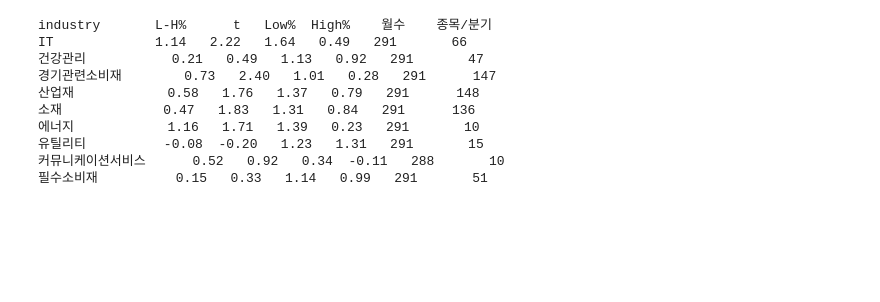
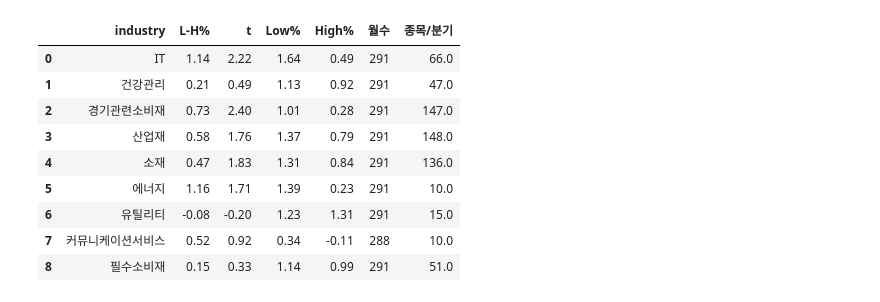
Before and after one commit to Seanjeon0220/project, a Jupyter notebook: quant/iM/fVoL/kospi/kospimain.ipynb, the cells around one changed output. Drawn from its saved outputs; the diff is of its cells as text; code cells hidden in the pictures; blank space fills up the shorter version.

```diff
--- a/quant/iM/fVoL/kospi/kospimain.ipynb
+++ b/quant/iM/fVoL/kospi/kospimain.ipynb
@@ -1093,32 +1203,31 @@ qsum = f.groupby('form_qtr')['mktcap'].transform('sum')
 f['share'] = f['mktcap'] / qsum
 share = f.groupby(['form_qtr', 'decile'])['share'].sum().reset_index()
 avg_share = share.groupby('decile')['share'].mean() * 100
-print(avg_share.round(1).to_string())
-print(f'(논문 미국: d1 16.3% → d10 5.2%)')
+display(avg_share.round(1).rename_axis('decile').reset_index(name='시총점유%'))
+print('(논문 미국: d1 16.3% → d10 5.2%)')
 
-print('\n=== 2. decile별 시총 분포 (중앙값, 조원) ===')
+print('=== 2. decile별 시총 분포 (중앙값, 조원) ===')
 med = f.groupby('decile')['mktcap'].median() / 1e12
-print(med.round(3).to_string())
+display(med.round(3).rename_axis('decile').reset_index(name='시총중앙값_조원'))
 
-print('\n=== 3. decile별 최대 종목 집중도 ===')
+print('=== 3. decile별 최대 종목 집중도 ===')
 top1 = (f.sort_values('mktcap', ascending=False)
         .groupby(['form_qtr', 'decile']).head(1)
         .groupby(['form_qtr', 'decile'])['mktcap'].sum())
 dsum = f.groupby(['form_qtr', 'decile'])['mktcap'].sum()
 conc = (top1 / dsum).reset_index(name='c').groupby('decile')['c'].mean() * 100
 print('decile 내 1위 종목의 시총 비중 평균(%):')
-print(conc.round(1).to_string())
+display(conc.round(1).rename_axis('decile').reset_index(name='1위종목_시총비중%'))
 
-print('\n=== 4. d1·d10의 대표 얼굴 (최근 형성 분기) ===')
+print('=== 4. d1·d10의 대표 얼굴 (최근 형성 분기) ===')
 last_q = f['form_qtr'].max()
 recent = f[f['form_qtr'] == last_q]
 for dc in [1, 10]:
     top = recent[recent['decile'] == dc].nlargest(5, 'mktcap')
-    print(f'\ndecile {dc} 시총 상위 5 ({last_q}):')
-    print((top[['code', 'mktcap']].assign(조원=lambda x: (x['mktcap']/1e12).round(2))
-           [['code', '조원']]).to_string(index=False))
+    print(f'decile {dc} 시총 상위 5 ({last_q}):')
+    display(top[['code', 'mktcap']].assign(조원=lambda x: (x['mktcap']/1e12).round(2))[['code', '조원']])
 
-print('\n=== 5. 시총 5분위 × FVOL: 대형주에서 신호가 있는가 ===')
+print('=== 5. 시총 5분위 × FVOL: 대형주에서 신호가 있는가 ===')
 f['size_q'] = f.groupby('form_qtr')['mktcap'].transform(
     lambda x: pd.qcut(x, 5, labels=False, duplicates='drop')) + 1
 f['fq'] = f.groupby(['form_qtr', 'size_q'])['FVOL'].transform(
@@ -1139,13 +1248,14 @@ m = m.drop_duplicates(['code', 'form_ym', 'ym'])
 cell = m.groupby(['size_q', 'ym', 'fq'])['ret'].mean().reset_index(name='r')
 
 print('사이즈 분위(1=소형, 5=대형)별 FVOL Low-High (EW, %/월):')
-print(f'{"size_q":>7}{"L-H%":>7}{"t":>7}{"월수":>6}')
+r_sz = []
 for sq in range(1, 6):
     w = cell[cell['size_q'] == sq].pivot(index='ym', columns='fq', values='r')
     if 1 not in w or 5 not in w:
         continue
     lh = (w[1] - w[5]).dropna()
     t = lh.mean() / (lh.std(ddof=1) / np.sqrt(len(lh)))
-    print(f'{sq:>7}{lh.mean()*100:7.2f}{t:7.2f}{len(lh):6d}')
+    r_sz.append({'size_q': sq, 'L-H%': lh.mean()*100, 't': t, '월수': len(lh)})
+display(pd.DataFrame(r_sz).round(2))
 # %% [output]
 === 1. decile별 시총 점유율 (분기별 점유율의 평균, %) — 논문 Figure 2 대응 ===
@@ -1699,42 +1559,45 @@ form_px['form_qtr'] = form_px['ym'].dt.asfreq('Q')
 f = sig.merge(form_px[['code', 'form_qtr', 'price']], on=['code', 'form_qtr'], how='inner')
 f = f[f['price'] >= 1000].copy()
 f['q5'] = f.groupby(['form_qtr', 'industry'])['FVOL'].transform(
     lambda x: pd.qcut(x, 5, labels=False, duplicates='drop')) + 1
 f = f.dropna(subset=['q5'])
 f['form_ym'] = f['form_qtr'].dt.asfreq('M', how='end')
 
 ret_m = px[['code', 'ym', 'ret']].dropna()
 holds = []
 for k in [1, 2, 3]:
     h = f[['code', 'form_ym', 'industry', 'q5']].copy()
     h['hold_ym'] = h['form_ym'] + k
     holds.append(h)
 hold = pd.concat(holds, ignore_index=True)
 
 m = ret_m.merge(hold, left_on=['code', 'ym'], right_on=['code', 'hold_ym'], how='inner')
 m = m.drop_duplicates(['code', 'form_ym', 'ym'])
 cell = m.groupby(['industry', 'ym', 'q5'])['ret'].mean().reset_index(name='r')
 
 nq = f.groupby(['form_qtr', 'industry']).size().groupby('industry').mean()
 
-print(f'{"industry":12}{"L-H%":>7}{"t":>7}{"Low%":>7}{"High%":>7}{"월수":>6}{"종목/분기":>9}')
+r_ind = []
 for indus in sorted(f['industry'].unique()):
     w = cell[cell['industry'] == indus].pivot(index='ym', columns='q5', values='r')
     if 1 not in w.columns or 5 not in w.columns:
         continue
     lh = (w[1] - w[5]).dropna()
     if len(lh) < 24:
         continue
     t = lh.mean() / (lh.std(ddof=1) / np.sqrt(len(lh)))
-    print(f'{indus:12}{lh.mean()*100:>7.2f}{t:>7.2f}{w[1].mean()*100:>7.2f}{w[5].mean()*100:>7.2f}{len(lh):>6d}{nq[indus]:>9.0f}')
+    r_ind.append({'industry': indus, 'L-H%': lh.mean()*100, 't': t,
+                  'Low%': w[1].mean()*100, 'High%': w[5].mean()*100,
+                  '월수': len(lh), '종목/분기': nq[indus]})
+display(pd.DataFrame(r_ind).round({'L-H%': 2, 't': 2, 'Low%': 2, 'High%': 2, '종목/분기': 0}))
 # %% [output]
-industry       L-H%      t   Low%  High%    월수    종목/분기
-IT             1.14   2.22   1.64   0.49   291       66
-건강관리           0.21   0.49   1.13   0.92   291       47
-경기관련소비재        0.73   2.40   1.01   0.28   291      147
-산업재            0.58   1.76   1.37   0.79   291      148
-소재             0.47   1.83   1.31   0.84   291      136
-에너지            1.16   1.71   1.39   0.23   291       10
-유틸리티          -0.08  -0.20   1.23   1.31   291       15
-커뮤니케이션서비스      0.52   0.92   0.34  -0.11   288       10
-필수소비재          0.15   0.33   1.14   0.99   291       51
+|  | industry | L-H% | t | Low% | High% | 월수 | 종목/분기 |
+| 0 | IT | 1.14 | 2.22 | 1.64 | 0.49 | 291 | 66.0 |
+| 1 | 건강관리 | 0.21 | 0.49 | 1.13 | 0.92 | 291 | 47.0 |
+| 2 | 경기관련소비재 | 0.73 | 2.40 | 1.01 | 0.28 | 291 | 147.0 |
+| 3 | 산업재 | 0.58 | 1.76 | 1.37 | 0.79 | 291 | 148.0 |
+| 4 | 소재 | 0.47 | 1.83 | 1.31 | 0.84 | 291 | 136.0 |
+| 5 | 에너지 | 1.16 | 1.71 | 1.39 | 0.23 | 291 | 10.0 |
+| 6 | 유틸리티 | -0.08 | -0.20 | 1.23 | 1.31 | 291 | 15.0 |
+| 7 | 커뮤니케이션서비스 | 0.52 | 0.92 | 0.34 | -0.11 | 288 | 10.0 |
+| 8 | 필수소비재 | 0.15 | 0.33 | 1.14 | 0.99 | 291 | 51.0 |
```
Also changed, not shown: parts of 38 cells of this notebook, 1 other file.
